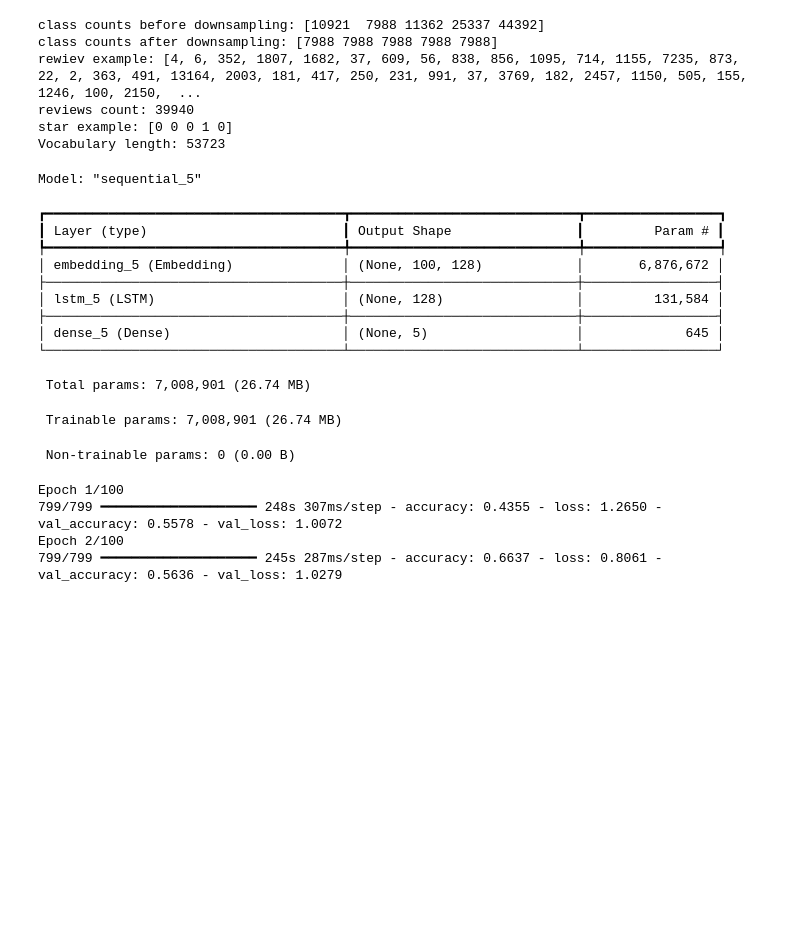
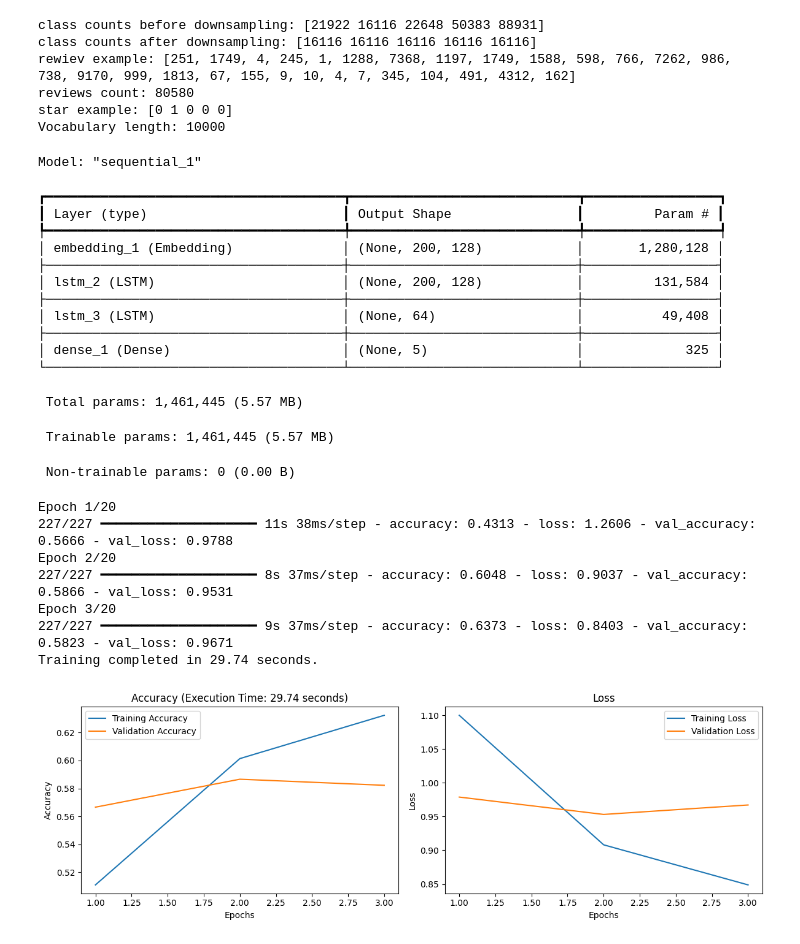
Before and after one commit to dmitriy-iliyov/data-science, a Jupyter notebook: neural-network/lstm/notebook/lab_7.ipynb, the cells around one changed output. Saved outputs shown, nothing was run; the diff lists cells and outputs as text; code cells hidden in the pictures; blank space fills up the shorter version.

Commit message:
add(lstm notebook)

```diff
--- a/neural-network/lstm/notebook/lab_7.ipynb
+++ b/neural-network/lstm/notebook/lab_7.ipynb
@@ -108,17 +102,18 @@ from sklearn.utils import shuffle
 
 
 def prepare_reviews(reviews, max_text_len, pre_processing):
+    num_words = 10000
     if(pre_processing):
         reviews = [do_pre_processing(review) for review in reviews]
 
-    tokenizer = Tokenizer()
+    tokenizer = Tokenizer(num_words=num_words)
     tokenizer.fit_on_texts(reviews)
     reviews = tokenizer.texts_to_sequences(reviews)
     print(f'rewiev example: {reviews[0]}')
 
     reviews = pad_sequences(reviews, maxlen=max_text_len)
 
-    return reviews, len(tokenizer.word_index)
+    return reviews, num_words
 
 
 def prepare_stars(stars):
@@ -232,8 +187,9 @@ class DivergenceEarlyStopping(Callback):
 import time
 import tensorflow as tf
 from keras.callbacks import EarlyStopping
+from tensorflow.keras.optimizers import Adam
 from tensorflow.keras import Sequential
-from tensorflow.keras.layers import Dense, LSTM, Embedding, Input
+from tensorflow.keras.layers import Dense, LSTM, Embedding, Input, Dropout
 from matplotlib import pyplot as plt
 
 
@@ -243,17 +199,24 @@ class KerasLSTM:
         self._model = Sequential([
             Input(shape=(max_length,)),
             Embedding(input_dim=word_count + 1, output_dim=128, input_length=max_length),
-            LSTM(128, activation='tanh', return_sequences=False),
+            LSTM(128, activation='tanh', return_sequences=True),
+            #Dropout(0.2),
+            LSTM(64, activation='tanh', return_sequences=False),
+            # Dropout(0.2),
             Dense(5, activation='softmax')
         ])
-        self._model.compile(optimizer='adam', loss='categorical_crossentropy', metrics=['accuracy'])
+        self._model.compile(optimizer=Adam(learning_rate=0.001), loss='categorical_crossentropy', metrics=['accuracy'])
 
     def summary(self):
         self._model.summary()
 
-    def fit(self, train_data, train_answers, validation_split=0.2, epochs=100, batch_size=128):
+    def fit(self, train_data, train_answers, validation_split=0.1, epochs=100, batch_size=256):
         start_time = time.time()
-        early_stopping = DivergenceEarlyStopping()
+        early_stopping = EarlyStopping(
+            monitor='val_accuracy',
+            patience=1,
+            restore_best_weights=True
+        )
         history = self._model.fit(
             train_data, train_answers,
             epochs=epochs,
@@ -305,54 +268,60 @@ class KerasLSTM:
         plt.show()
 # %%
 with tf.device('/GPU:0'):
-  reviews_count = 100000
-  max_length = 100
+  reviews_count = 200000
+  max_length = 200
   train_data, train_answers, test_data, test_answers, word_count = prepare_data(reviews_count, 0.8, max_length)
 
   print(f'Vocabulary length: {word_count}')
 
   lstm = KerasLSTM(word_count, max_length)
   lstm.summary()
 
-  lstm.fit(train_data, train_answers)
+  lstm.fit(train_data, train_answers, epochs=20)
 
   count = 20
 
   predicting_data = test_data[:count].copy()
   predicting_answers = test_answers[:count].copy().tolist()
   test_data = test_data[count:]
   test_answers = test_answers[count:]
 
   lstm.evaluate(test_data, test_answers)
 
   for i, data in enumerate(predicting_data):
       data = data.reshape(1, -1)
       predicted_vec = lstm.predict(data)[0].tolist()
       max_val_in_vec = max(predicted_vec)
       predicted_val_index = predicted_vec.index(max_val_in_vec)
       predicterd_val = predicted_val_index+1
       print(f"real stars: {(predicting_answers[i].index(1)) + 1}; predicted: {predicterd_val}")
 # %% [output]
-class counts before downsampling: [10921  7988 11362 25337 44392]
-class counts after downsampling: [7988 7988 7988 7988 7988]
-rewiev example: [4, 6, 352, 1807, 1682, 37, 609, 56, 838, 856, 1095, 714, 1155, 7235, 873, 22, 2, 363, 491, 13164, 2003, 181, 417, 250, 231, 991, 37, 3769, 182, 2457, 1150, 505, 155, 1246, 100, 2150,  ...
-reviews count: 39940
-star example: [0 0 0 1 0]
-Vocabulary length: 53723
+class counts before downsampling: [21922 16116 22648 50383 88931]
+class counts after downsampling: [16116 16116 16116 16116 16116]
+rewiev example: [251, 1749, 4, 245, 1, 1288, 7368, 1197, 1749, 1588, 598, 766, 7262, 986, 738, 9170, 999, 1813, 67, 155, 9, 10, 4, 7, 345, 104, 491, 4312, 162]
+reviews count: 80580
+star example: [0 1 0 0 0]
+Vocabulary length: 10000
-Model: "sequential_5"
+Model: "sequential_1"
 ┏━━━━━━━━━━━━━━━━━━━━━━━━━━━━━━━━━━━━━━┳━━━━━━━━━━━━━━━━━━━━━━━━━━━━━┳━━━━━━━━━━━━━━━━━┓
 ┃ Layer (type)                         ┃ Output Shape                ┃         Param # ┃
 ┡━━━━━━━━━━━━━━━━━━━━━━━━━━━━━━━━━━━━━━╇━━━━━━━━━━━━━━━━━━━━━━━━━━━━━╇━━━━━━━━━━━━━━━━━┩
-│ embedding_5 (Embedding)              │ (None, 100, 128)            │       6,876,672 │
+│ embedding_1 (Embedding)              │ (None, 200, 128)            │       1,280,128 │
 ├──────────────────────────────────────┼─────────────────────────────┼─────────────────┤
-│ lstm_5 (LSTM)                        │ (None, 128)                 │         131,584 │
+│ lstm_2 (LSTM)                        │ (None, 200, 128)            │         131,584 │
 ├──────────────────────────────────────┼─────────────────────────────┼─────────────────┤
-│ dense_5 (Dense)                      │ (None, 5)                   │             645 │
+│ lstm_3 (LSTM)                        │ (None, 64)                  │          49,408 │
+├──────────────────────────────────────┼─────────────────────────────┼─────────────────┤
+│ dense_1 (Dense)                      │ (None, 5)                   │             325 │
 └──────────────────────────────────────┴─────────────────────────────┴─────────────────┘
- Total params: 7,008,901 (26.74 MB)
+ Total params: 1,461,445 (5.57 MB)
- Trainable params: 7,008,901 (26.74 MB)
+ Trainable params: 1,461,445 (5.57 MB)
  Non-trainable params: 0 (0.00 B)
-Epoch 1/100
-799/799 ━━━━━━━━━━━━━━━━━━━━ 248s 307ms/step - accuracy: 0.4355 - loss: 1.2650 - val_accuracy: 0.5578 - val_loss: 1.0072
-Epoch 2/100
-799/799 ━━━━━━━━━━━━━━━━━━━━ 245s 287ms/step - accuracy: 0.6637 - loss: 0.8061 - val_accuracy: 0.5636 - val_loss: 1.0279
+Epoch 1/20
+227/227 ━━━━━━━━━━━━━━━━━━━━ 11s 38ms/step - accuracy: 0.4313 - loss: 1.2606 - val_accuracy: 0.5666 - val_loss: 0.9788
+Epoch 2/20
+227/227 ━━━━━━━━━━━━━━━━━━━━ 8s 37ms/step - accuracy: 0.6048 - loss: 0.9037 - val_accuracy: 0.5866 - val_loss: 0.9531
+Epoch 3/20
+227/227 ━━━━━━━━━━━━━━━━━━━━ 9s 37ms/step - accuracy: 0.6373 - loss: 0.8403 - val_accuracy: 0.5823 - val_loss: 0.9671
+Training completed in 29.74 seconds.
+[figure, added]
```
Also changed, not shown: parts of 5 cells of this notebook.
